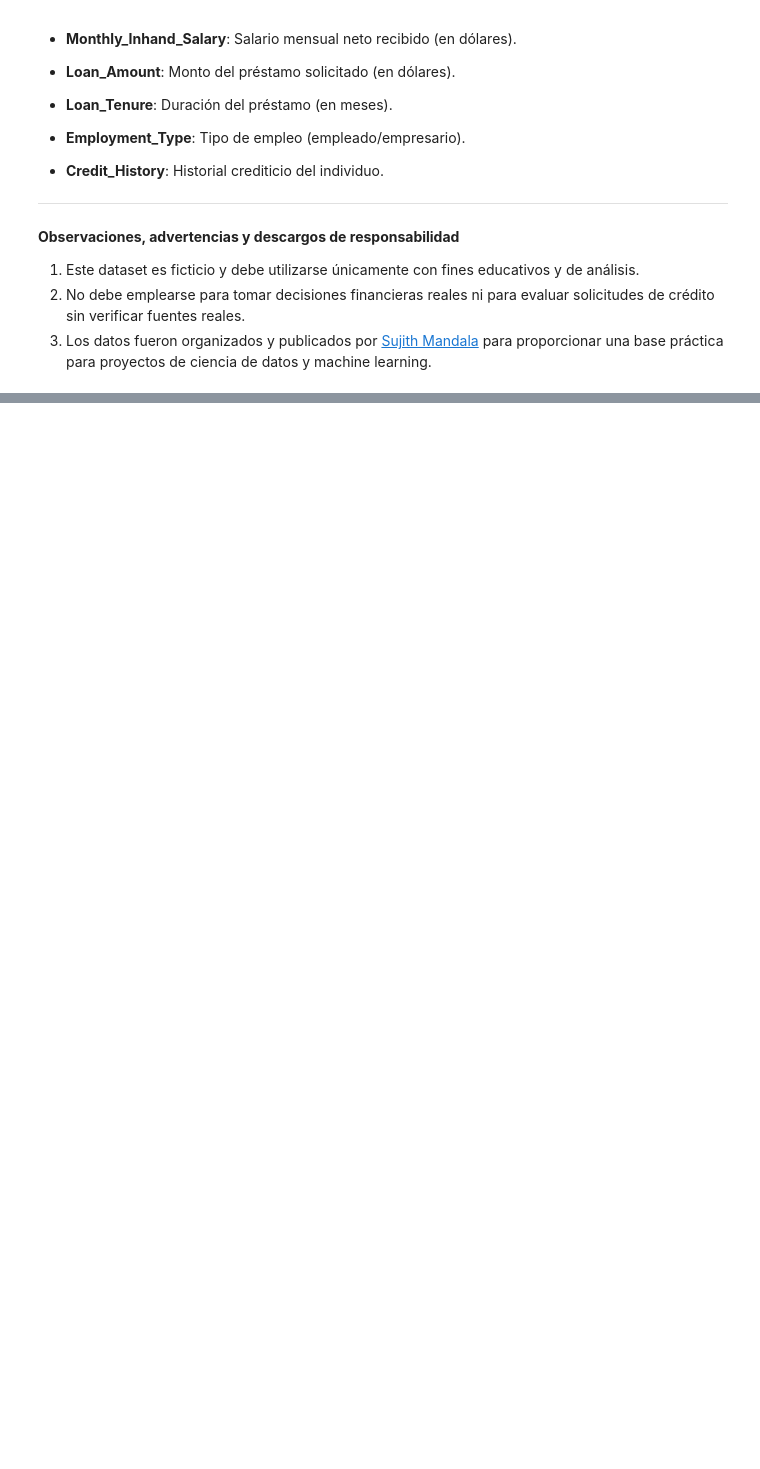
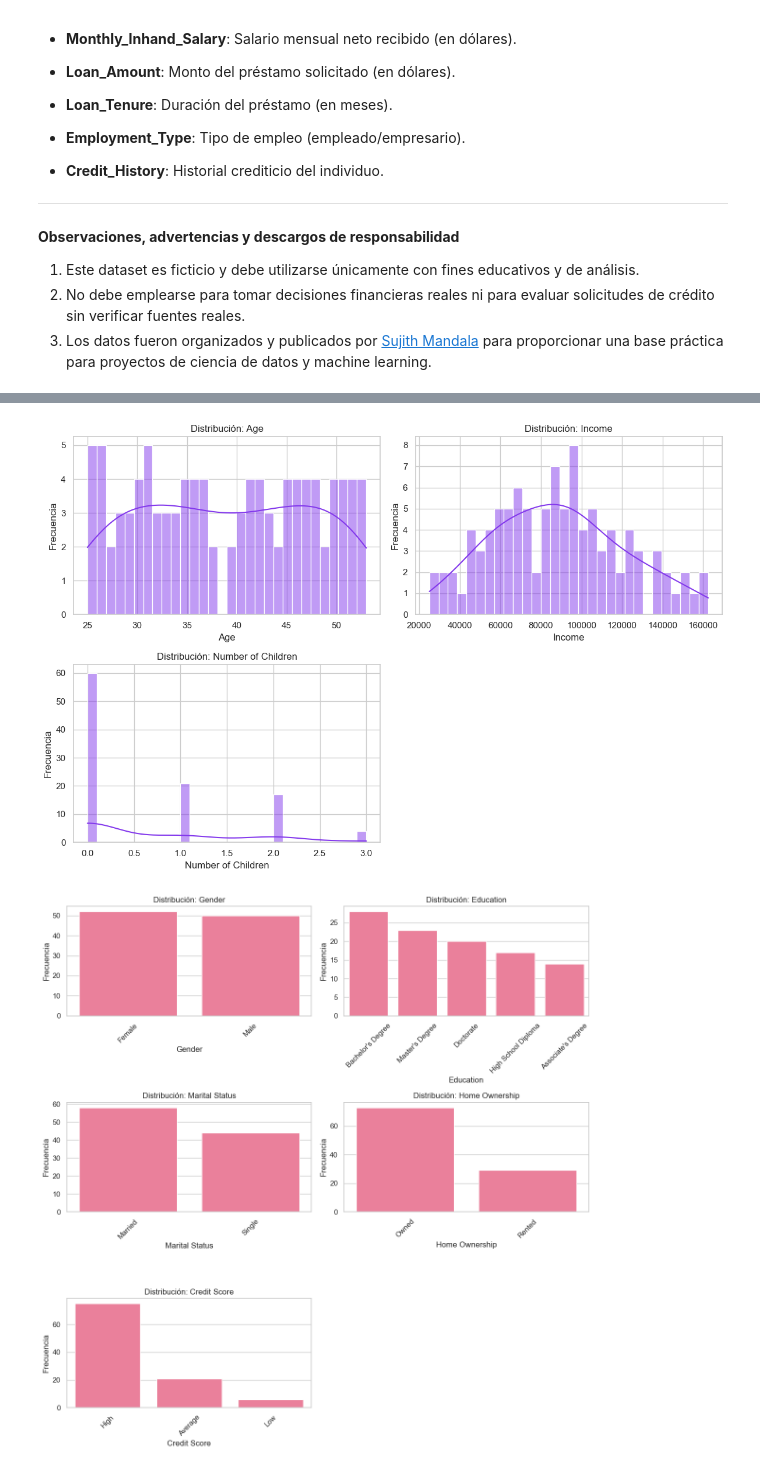
Before and after one commit to aemorel/Proyecto2, a Jupyter notebook: notebooks/Credit_Scores.ipynb, the cells around one changed output, grey strips where cells are left out. Saved outputs shown, nothing was run; the diff lists cells and outputs as text; code cells hidden in the pictures; blank space fills up the shorter version.

```diff
--- a/notebooks/Credit_Scores.ipynb
+++ b/notebooks/Credit_Scores.ipynb
@@ -54,0 +272,80 @@ El puntaje crediticio es un indicador clave utilizado por instituciones financie
+# %%
+import matplotlib.pyplot as plt
+import seaborn as sns
+
+# Configuración general para los gráficos
+sns.set_theme(style="whitegrid", palette="viridis")
+
+#### **Visualizaciones: Distribución de variables** ####
+
+# Variables numéricas: Histogramas con 2 gráficos por fila
+numerical_columns = df.select_dtypes(include=['int64', 'float64']).columns
+num_cols = 2
+num_rows = (len(numerical_columns) + num_cols - 1) // num_cols
+
+fig, axes = plt.subplots(num_rows, num_cols, figsize=(12, num_rows * 4))
+axes = axes.flatten()
+
+for i, col in enumerate(numerical_columns):
+    sns.histplot(data=df, x=col, kde=True, bins=30, ax=axes[i], color='#8338ec')
+    axes[i].set_title(f"Distribución: {col}")
+    axes[i].set_xlabel(col)
+    axes[i].set_ylabel("Frecuencia")
+
+# Eliminar ejes vacíos si el número de gráficos es impar
+for j in range(i + 1, len(axes)):
+    fig.delaxes(axes[j])
+
+plt.tight_layout()
+plt.show()
+
+# Variables categóricas: Gráficos de barras con 2 gráficos por fila
+categorical_columns = df.select_dtypes(include=['category']).columns
+num_cols = 2
+num_rows = (len(categorical_columns) + num_cols - 1) // num_cols
+
+fig, axes = plt.subplots(num_rows, num_cols, figsize=(12, num_rows * 4))
+axes = axes.flatten()
+
+for i, col in enumerate(categorical_columns):
+    sns.countplot(data=df, x=col, order=df[col].value_counts().index, ax=axes[i], color='#fb6f92')
+    axes[i].set_title(f"Distribución: {col}")
+    axes[i].set_xlabel(col)
+    axes[i].set_ylabel("Frecuencia")
+    axes[i].tick_params(axis='x', rotation=45)
+
+# Eliminar ejes vacíos si el número de gráficos es impar
+for j in range(i + 1, len(axes)):
+    fig.delaxes(axes[j])
+
+plt.tight_layout()
+plt.show()
+
+# Variables numéricas: Box plots con 2 gráficos por fila
+fig, axes = plt.subplots(num_rows, num_cols, figsize=(12, num_rows * 4))
+axes = axes.flatten()
+
+for i, col in enumerate(numerical_columns):
+    sns.boxplot(data=df, x=col, ax=axes[i], color='lightgreen')
+    axes[i].set_title(f"Box plot: {col}")
+    axes[i].set_xlabel(col)
+
+# Eliminar ejes vacíos si el número de gráficos es impar
+for j in range(i + 1, len(axes)):
+    fig.delaxes(axes[j])
+
+plt.tight_layout()
+plt.show()
+
+#### **Visualizaciones: Correlación entre variables** ####
+
+# Mapa de calor de correlación reducido
+correlation_matrix = df[numerical_columns].corr()
+
+plt.figure(figsize=(6, 5))  # Tamaño más compacto
+sns.heatmap(correlation_matrix, annot=True, cmap="rainbow", fmt=".2f", linewidths=0.5, square=True)
+plt.title("Mapa de calor de correlación")
+plt.show()
+# %% [output]
+[figure, added]
+[figure, added]
```
Also changed, not shown: parts of 6 cells of this notebook.
